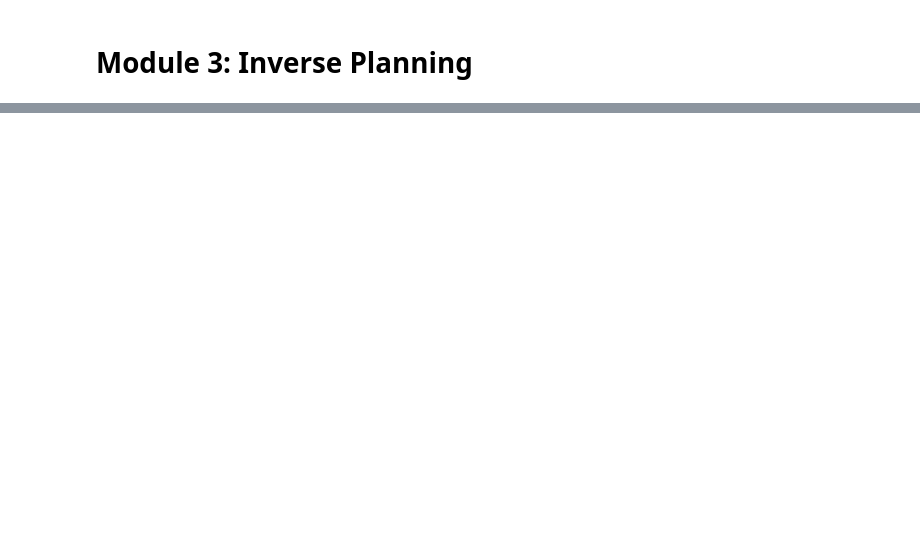
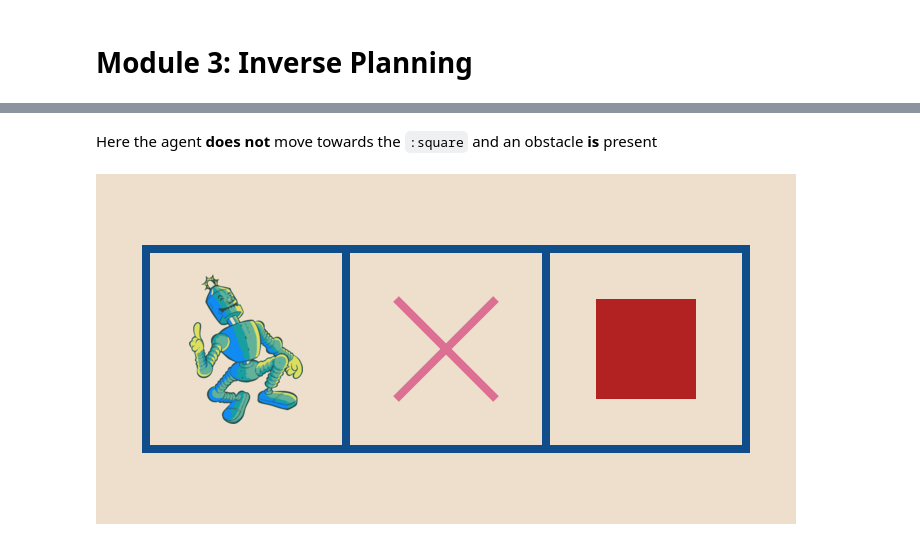
Before and after one commit to CNCLgithub/gen-quickstart, a Jupyter notebook: workshop/module_3.ipynb, the cells around one changed output, grey strips where cells are left out. Drawn from its saved outputs; the diff is of its cells as text; code cells hidden in the pictures; blank space fills up the shorter version.

```diff
--- a/workshop/module_3.ipynb
+++ b/workshop/module_3.ipynb
@@ -45,3 +19,0 @@ end;
-# %%
-scene = Scene(:square, 0)
-println(generative_model(scenes))
@@ -275,0 +100,7 @@ displayInNotebook(viz)
+# %% [markdown]
+Here the agent **does not** move towards the `:square` and an obstacle **is** present
+# %%
+scene_2 = Scene(:square, true)
+draw_scene(scene_2, false)
+# %% [output]
+[figure, added]
```
Also changed, not shown: parts of 61 cells of this notebook.
